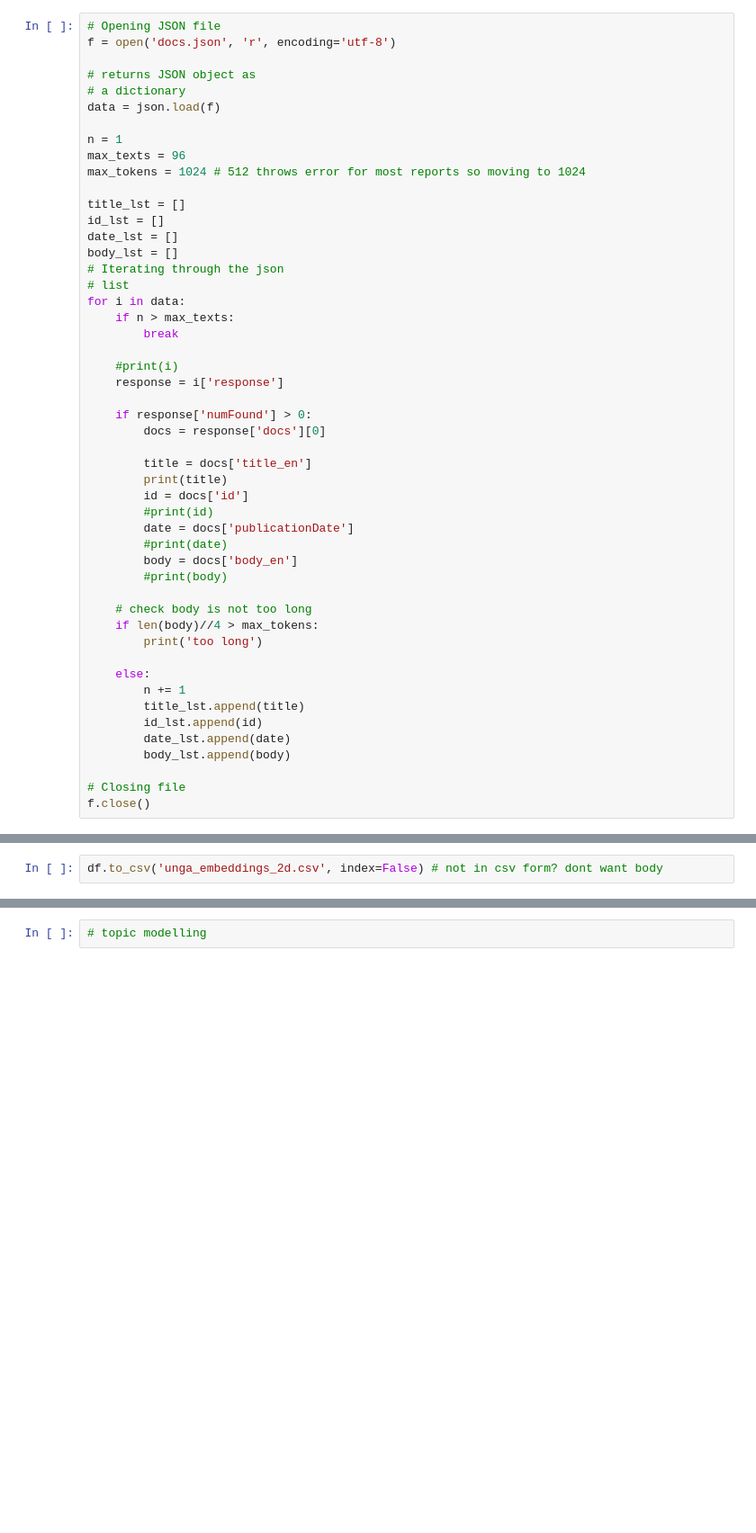
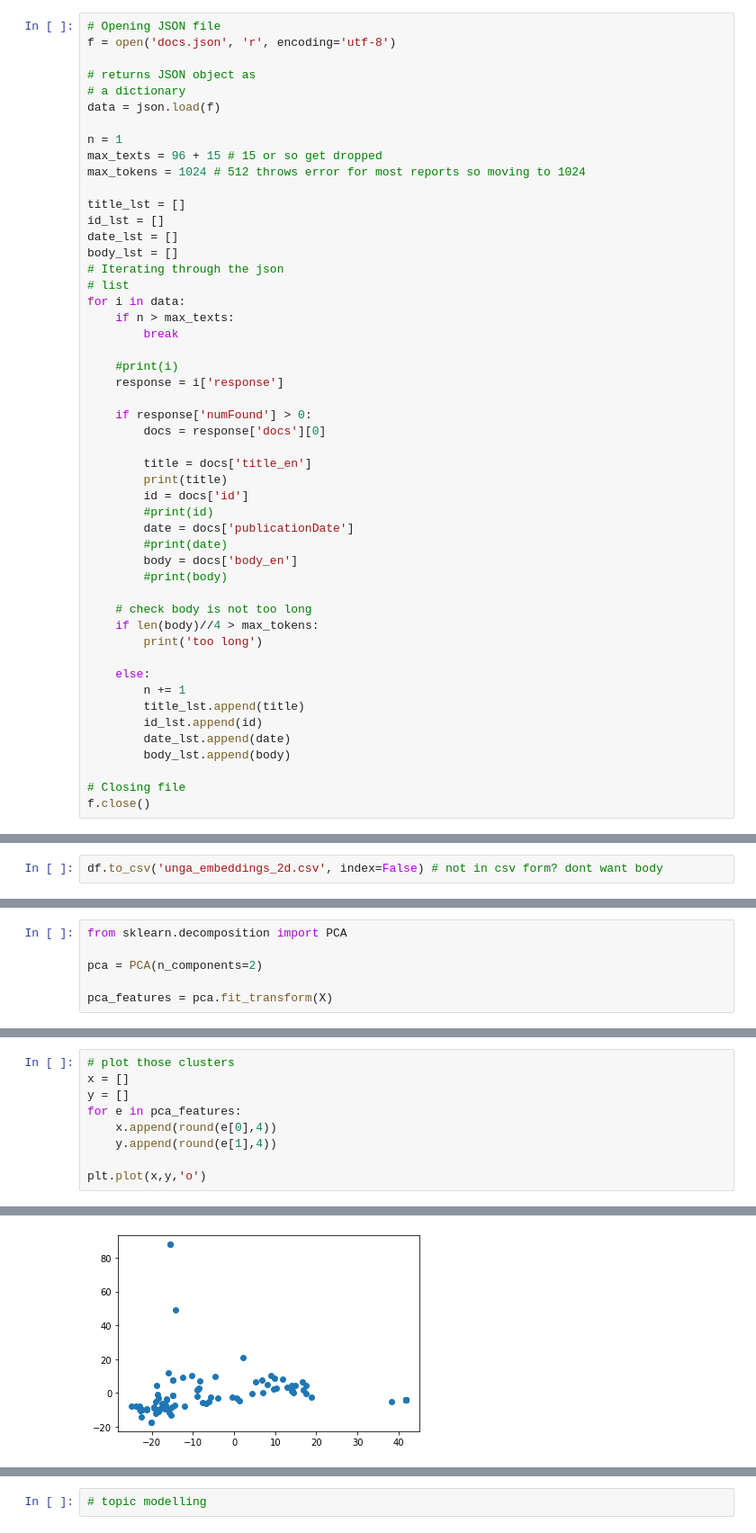
Before and after one commit to ashley-ferreira/SheHacks_7, a Jupyter notebook: unga_json.ipynb, the cells around one changed output, grey strips where cells are left out. Shown: that part at 90% size. Saved outputs shown, nothing was run; the diff lists cells and outputs as text; blank space fills up the shorter version.

```diff
--- a/unga_json.ipynb
+++ b/unga_json.ipynb
@@ -19,7 +19,7 @@ f = open('docs.json', 'r', encoding='utf-8')
 data = json.load(f)
 
 n = 1
-max_texts = 96
+max_texts = 96 + 15 # 15 or so get dropped
 max_tokens = 1024 # 512 throws error for most reports so moving to 1024
 
 title_lst = []
@@ -128,0 +127,6 @@ TypeError: '<=' not supported between instances of 'str' and 'int'
+# %%
+from sklearn.decomposition import PCA
+
+pca = PCA(n_components=2)
+
+pca_features = pca.fit_transform(X)
@@ -128,0 +141,10 @@ TypeError: '<=' not supported between instances of 'str' and 'int'
+# %%
+# plot those clusters
+x = []
+y = []
+for e in pca_features:
+    x.append(round(e[0],4))
+    y.append(round(e[1],4))
+
+plt.plot(x,y,'o')
+# %% [output]
@@ -128,0 +152 @@ TypeError: '<=' not supported between instances of 'str' and 'int'
+[figure, added]
```
Also changed, not shown: parts of 12 cells of this notebook, 3 other files.
